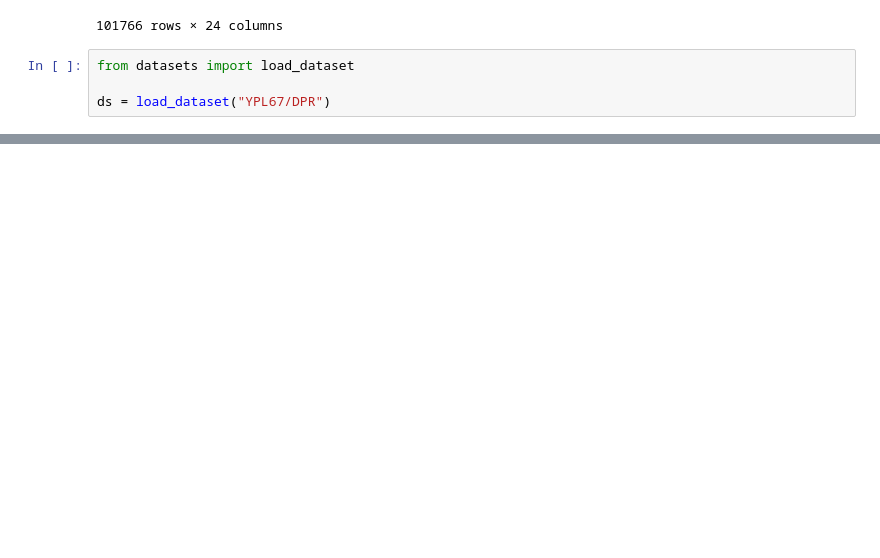
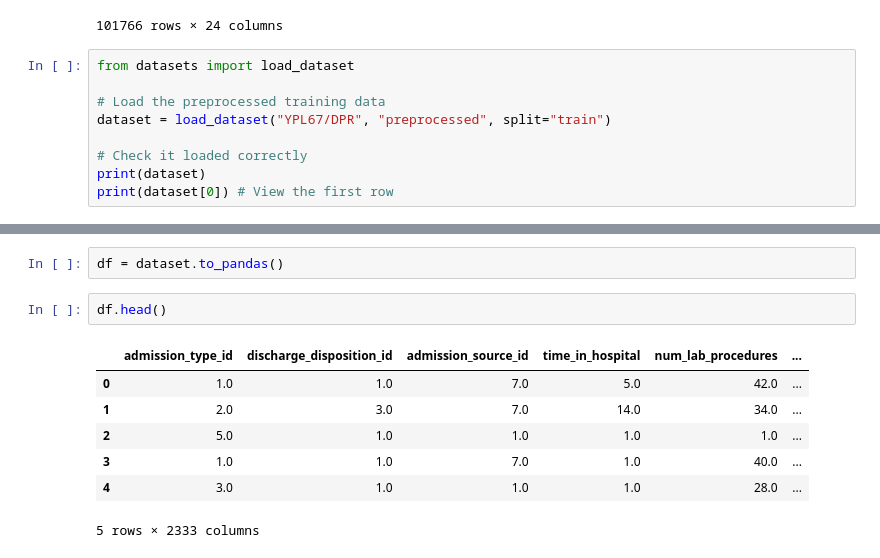
Before and after one commit to bhumitsingh856-cyber/Readmission-Risk-Planner, a Jupyter notebook: model/notebook/eda.ipynb, the cells around one changed output, grey strips where cells are left out. Saved outputs shown, nothing was run; the diff lists cells and outputs as text; blank space fills up the shorter version.

Commit message:
Loading cleaned dataset from hugging face

```diff
--- a/model/notebook/eda.ipynb
+++ b/model/notebook/eda.ipynb
@@ -679,5 +679,10 @@ pd.DataFrame(ref.data)
 # %%
 from datasets import load_dataset
 
-ds = load_dataset("YPL67/DPR")
+# Load the preprocessed training data
+dataset = load_dataset("YPL67/DPR", "preprocessed", split="train")
+
+# Check it loaded correctly
+print(dataset)
+print(dataset[0]) # View the first row
 # %% [output]
@@ -715,0 +695,12 @@ Successfully installed click-8.5.0 datasets-5.1.0 dill-0.4.1 filelock-4.2.4 fssp
+# %%
+df = dataset.to_pandas()
+# %%
+df.head()
+# %% [output]
+|  | admission_type_id | discharge_disposition_id | admission_source_id | time_in_hospital | num_lab_procedures | ... |
+| 0 | 1.0 | 1.0 | 7.0 | 5.0 | 42.0 | ... |
+| 1 | 2.0 | 3.0 | 7.0 | 14.0 | 34.0 | ... |
+| 2 | 5.0 | 1.0 | 1.0 | 1.0 | 1.0 | ... |
+| 3 | 1.0 | 1.0 | 7.0 | 1.0 | 40.0 | ... |
+| 4 | 3.0 | 1.0 | 1.0 | 1.0 | 28.0 | ... |
+5 rows × 2333 columns
```
Also changed, not shown: parts of 6 cells of this notebook.
